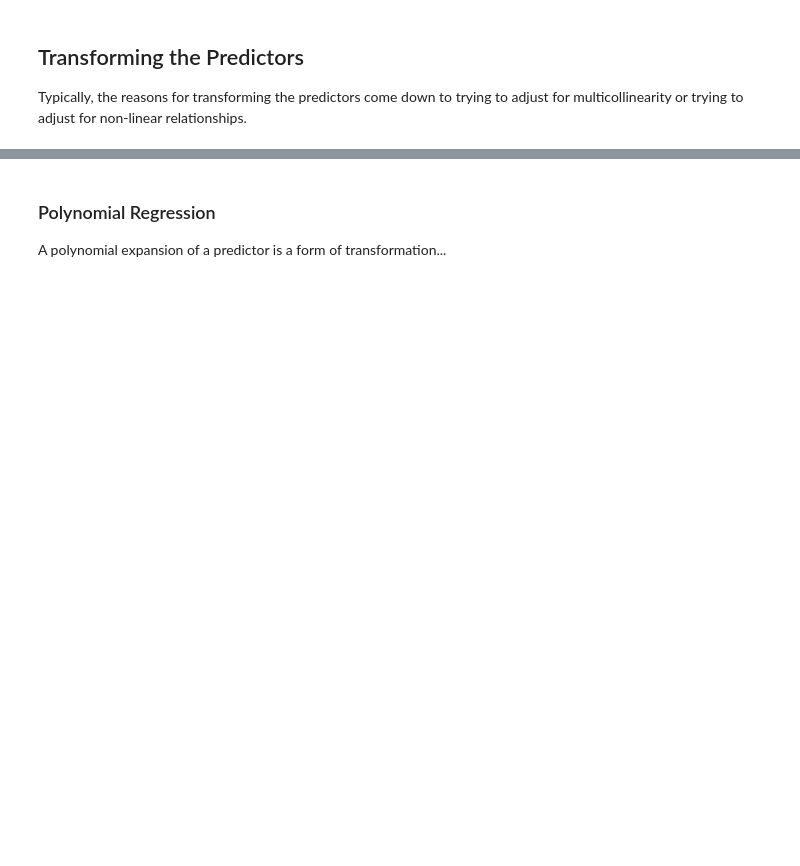
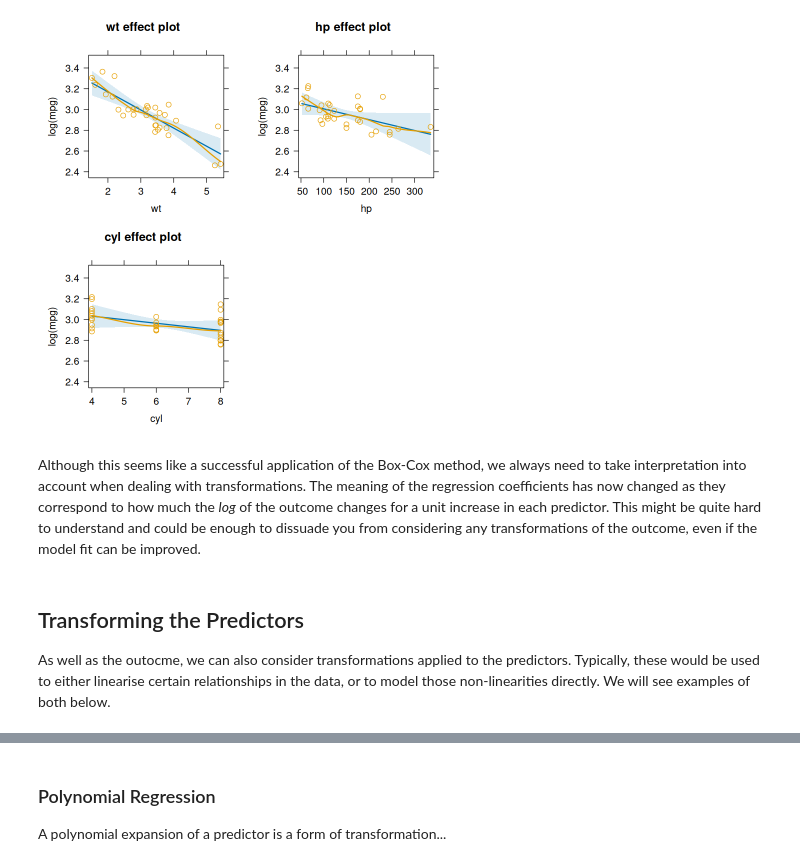
Before and after one commit to PCHN63101-Advanced-Data-Skills/Assumptions-Diagnostics-Transforms, a Jupyter notebook: 5.transformations.ipynb, the cells around one changed output, grey strips where cells are left out. Cells and saved outputs as stored; diff of their text form; code cells hidden in the pictures; blank space fills up the shorter version.

```diff
--- a/5.transformations.ipynb
+++ b/5.transformations.ipynb
@@ -11,3 +55,10 @@ Typically, transforming the outcome concerns the distributional assumptions of t
+# %%
+library(effects)
+plot(allEffects(log.mod, residuals=TRUE))
+# %% [output]
+[figure, added]
+# %% [markdown]
+Although this seems like a successful application of the Box-Cox method, we always need to take interpretation into account when dealing with transformations. The meaning of the regression coefficients has now changed as they correspond to how much the *log* of the outcome changes for a unit increase in each predictor. This might be quite hard to understand and could be enough to dissuade you from considering any transformations of the outcome, even if the model fit can be improved.
 # %% [markdown]
 ## Transforming the Predictors
-Typically, the reasons for transforming the predictors come down to trying to adjust for multicollinearity or trying to adjust for non-linear relationships.
+As well as the outocme, we can also consider transformations applied to the predictors. Typically, these would be used to either linearise certain relationships in the data, or to model those non-linearities directly. We will see examples of both below.
```
Also changed, not shown: parts of 25 cells of this notebook, 28 other files.
